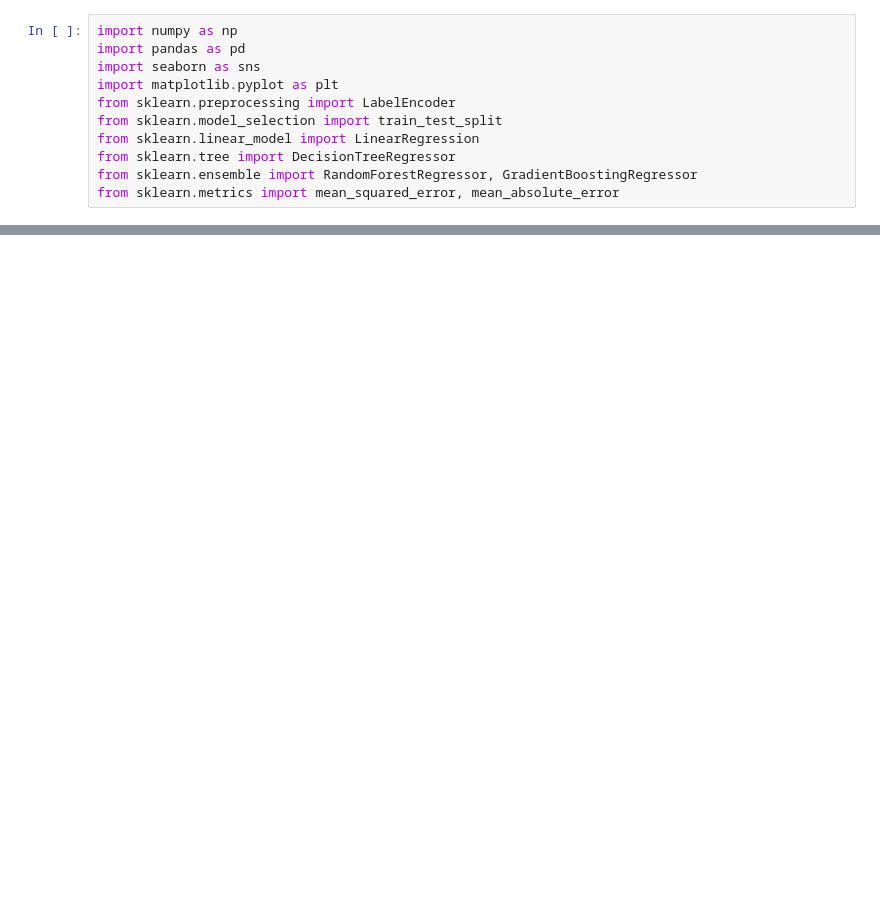
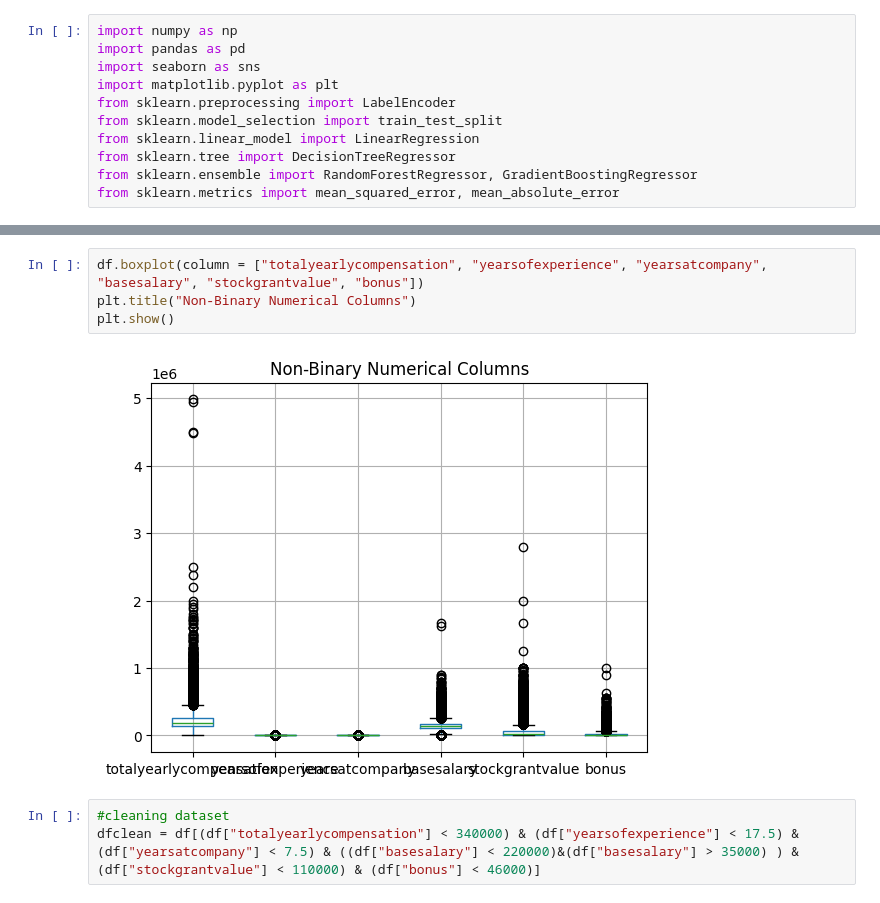
Before and after one commit to drakonic-fury/DTSC-2302-FP, a Jupyter notebook: project.ipynb, the cells around one changed output, grey strips where cells are left out. Saved outputs shown, nothing was run; the diff lists cells and outputs as text; blank space fills up the shorter version.

Commit message:
Cleaned dataset of outliers.

```diff
--- a/project.ipynb
+++ b/project.ipynb
@@ -28,0 +102,9 @@ df.size
+# %%
+df.boxplot(column = ["totalyearlycompensation", "yearsofexperience", "yearsatcompany", "basesalary", "stockgrantvalue", "bonus"])
+plt.title("Non-Binary Numerical Columns")
+plt.show()
+# %% [output]
+[figure, added]
+# %%
+#cleaning dataset
+dfclean = df[(df["totalyearlycompensation"] < 340000) & (df["yearsofexperience"] < 17.5) & (df["yearsatcompany"] < 7.5) & ((df["basesalary"] < 220000)&(df["basesalary"] > 35000) ) & (df["stockgrantvalue"] < 110000) & (df["bonus"] < 46000)]
```
Also changed, not shown: parts of 9 cells of this notebook.
